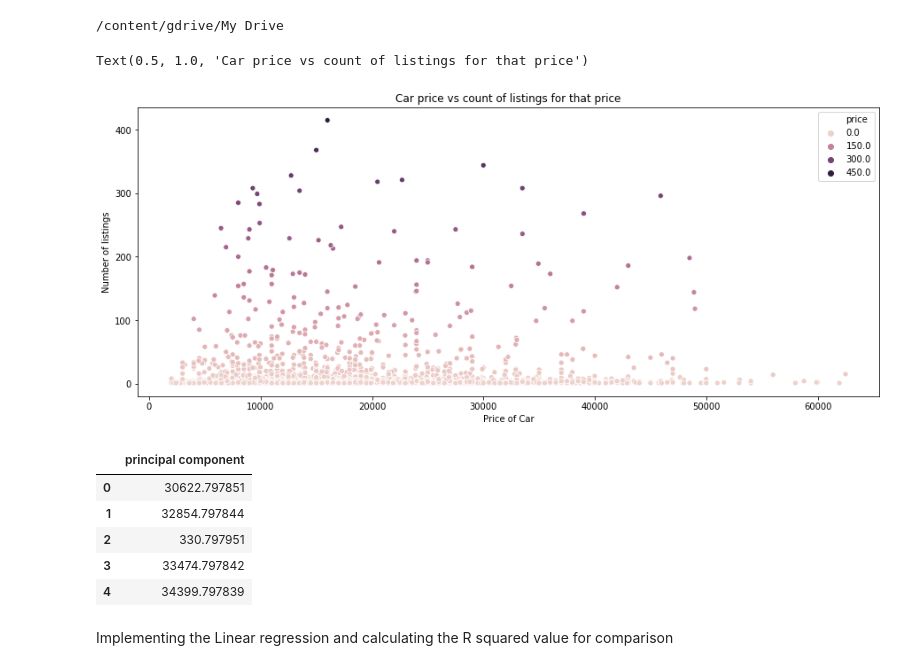
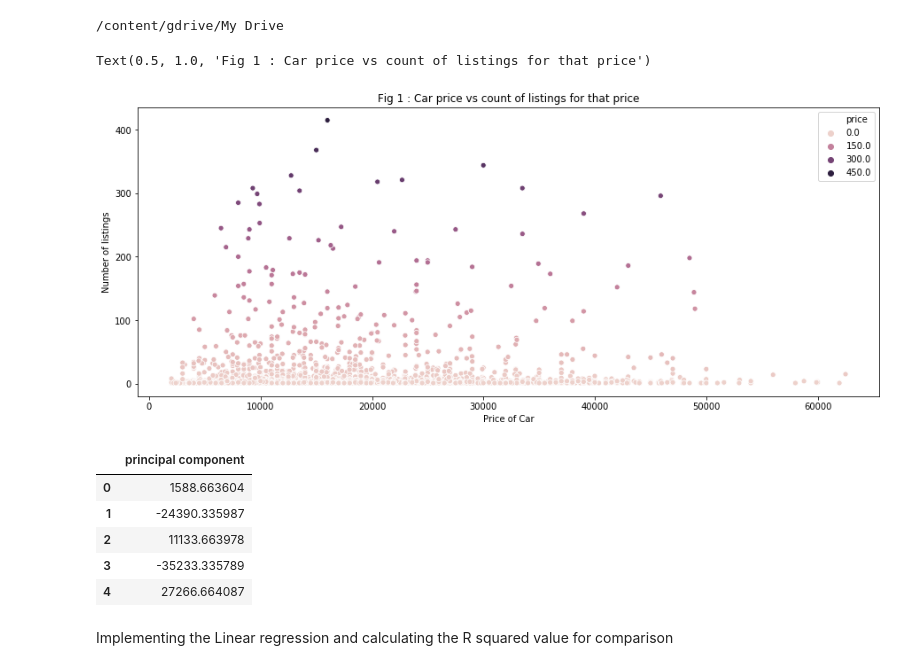
Before and after one commit to jashanmalhi/Data-Analysis, a Jupyter notebook: Used_Cars_Data_Modelling.ipynb, the cells around one changed output. Saved outputs shown, nothing was run; the diff lists cells and outputs as text; code cells hidden in the pictures.

```diff
--- a/Used_Cars_Data_Modelling.ipynb
+++ b/Used_Cars_Data_Modelling.ipynb
@@ -89,11 +89,11 @@ ledger = ledger.reset_index(drop=True)
 # %%
 plt.figure(figsize=(15,6))
 ax = sns.scatterplot(x="price", y=ledger['price'].value_counts(), hue=ledger['price'].value_counts(), data=ledger)
 plt.xlabel("Price of Car")
 plt.ylabel("Number of listings")
-plt.title("Car price vs count of listings for that price")
+plt.title("Fig 1 : Car price vs count of listings for that price")
 # %% [output]
-Text(0.5, 1.0, 'Car price vs count of listings for that price')
+Text(0.5, 1.0, 'Fig 1 : Car price vs count of listings for that price')
-[figure, old version]
+[figure, new version]
 # %%
 #taking only required columns in variables
@@ -105,17 +112,17 @@ x_year = X.drop(['odometer'],axis=1)
 # %%
 #Creating principal component DataFrame for the columns 'year' and 'odometer'
 pca = PCA(n_components=1)
-principalComponents = pca.fit_transform(X)
+principalComponents = pca.fit_transform(year_odo)
 principalDf = pd.DataFrame(data = principalComponents,
                           columns = ['principal component', ])
 principalDf.head(5)
 # %% [output]
 |  | principal component |
-| 0 | 30622.797851 |
-| 1 | 32854.797844 |
-| 2 | 330.797951 |
-| 3 | 33474.797842 |
-| 4 | 34399.797839 |
+| 0 | 1588.663604 |
+| 1 | -24390.335987 |
+| 2 | 11133.663978 |
+| 3 | -35233.335789 |
+| 4 | 27266.664087 |
 # %% [markdown]
 Implementing the Linear regression and calculating the R squared  value for comparison
 # %%
```
Also changed, not shown: parts of 7 cells of this notebook.
